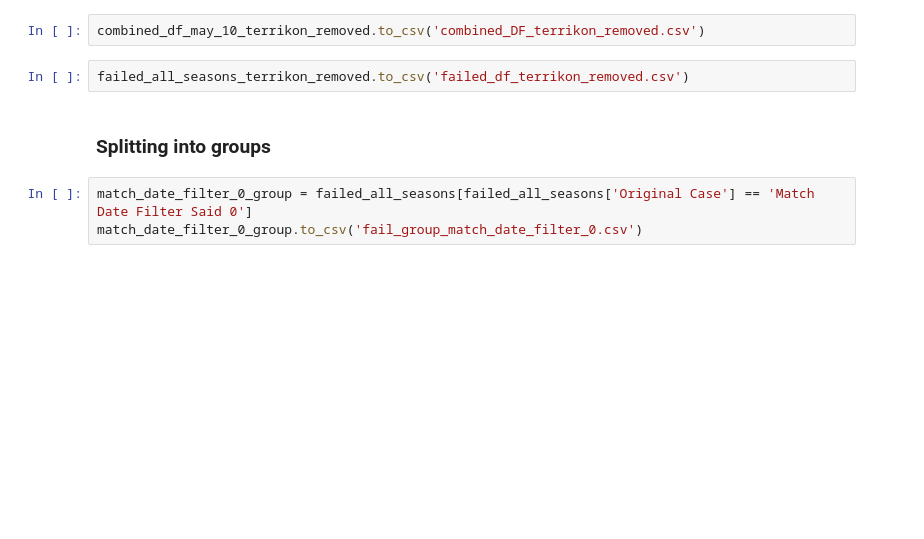
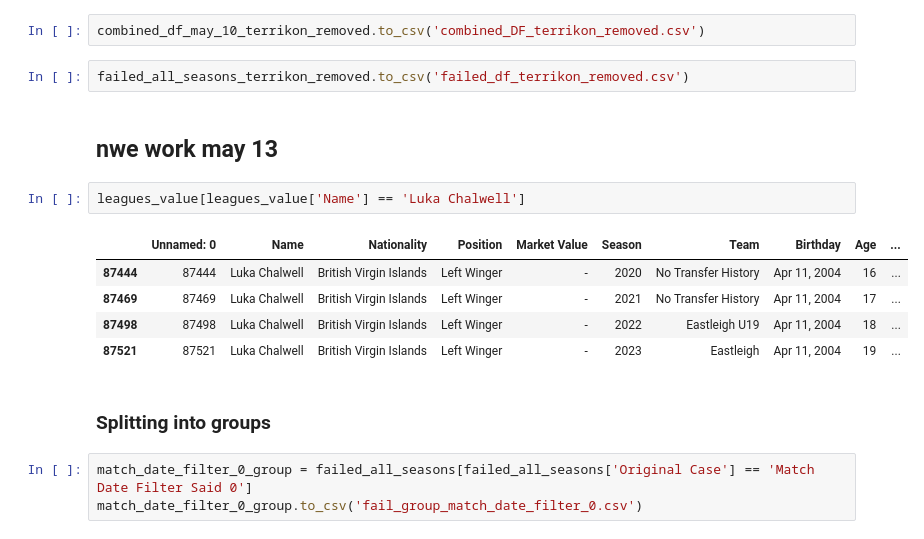
Before and after one commit to finnlsmith/footy_project_market_value_rankings, a Jupyter notebook: create_dataset_1/red_group_work.ipynb, the cells around one changed output. Saved outputs shown, nothing was run; the diff lists cells and outputs as text; blank space fills up the shorter version.

```diff
--- a/create_dataset_1/red_group_work.ipynb
+++ b/create_dataset_1/red_group_work.ipynb
@@ -1331,6 +1331,16 @@ failed_all_seasons_terrikon_removed
 combined_df_may_10_terrikon_removed.to_csv('combined_DF_terrikon_removed.csv')
 # %%
 failed_all_seasons_terrikon_removed.to_csv('failed_df_terrikon_removed.csv')
+# %% [markdown]
+## nwe work may 13
+# %%
+leagues_value[leagues_value['Name'] == 'Luka Chalwell']
+# %% [output]
+|  | Unnamed: 0 | Name | Nationality | Position | Market Value | Season | Team | Birthday | Age | ... |
+| 87444 | 87444 | Luka Chalwell | British Virgin Islands | Left Winger | - | 2020 | No Transfer History | Apr 11, 2004 | 16 | ... |
+| 87469 | 87469 | Luka Chalwell | British Virgin Islands | Left Winger | - | 2021 | No Transfer History | Apr 11, 2004 | 17 | ... |
+| 87498 | 87498 | Luka Chalwell | British Virgin Islands | Left Winger | - | 2022 | Eastleigh U19 | Apr 11, 2004 | 18 | ... |
+| 87521 | 87521 | Luka Chalwell | British Virgin Islands | Left Winger | - | 2023 | Eastleigh | Apr 11, 2004 | 19 | ... |
 # %% [markdown]
 ### Splitting into groups
 # %%
```
Also changed, not shown: 4 other files.
